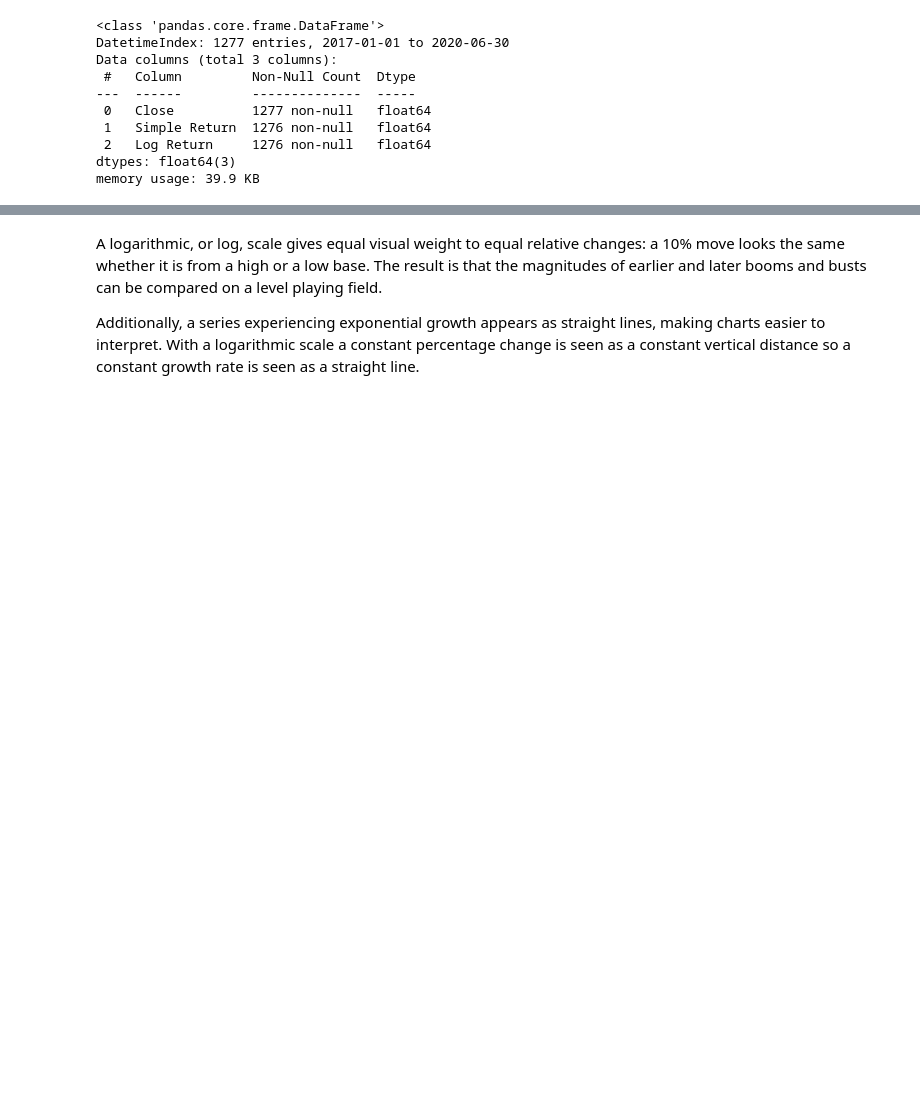
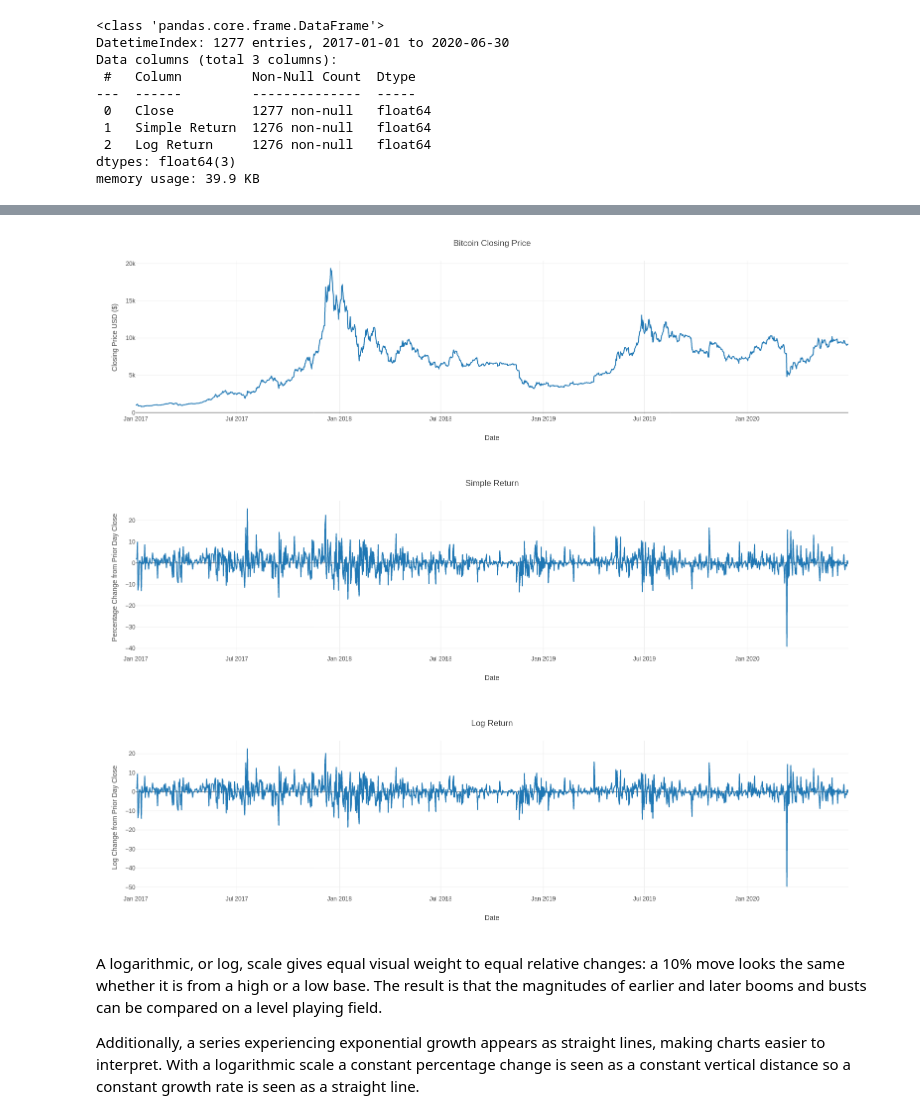
Before and after one commit to Rhuck1/Bitcoin-Price-Analysis, a Jupyter notebook: capstone_2_rough_draft.ipynb, the cells around one changed output, grey strips where cells are left out. Cells and saved outputs as stored; diff of their text form; code cells hidden in the pictures; blank space fills up the shorter version.

```diff
--- a/capstone_2_rough_draft.ipynb
+++ b/capstone_2_rough_draft.ipynb
@@ -207,3 +233,27 @@ memory usage: 39.9 KB
+# %%
+for column in dataframe.columns:
+
+    titles = {
+        'Close': 'Bitcoin Closing Price',
+        'Simple Return': 'Simple Return',
+        'Log Return': 'Log Return'
+    }
+
+    yaxis_titles = {
+        'Close': 'Closing Price USD ($)',
+        'Simple Return': 'Percentage Change from Prior Day Close',
+        'Log Return': 'Log Change from Prior Day Close'
+    }
+
+    fig = px.line(dataframe, x=dataframe.index, y=dataframe[column], template='none')
+    fig.update_yaxes(title_text=yaxis_titles[column])
+    fig.update_layout(title=titles[column])
+
+    fig.show()
+# %% [output]
+[figure, added]
+[figure, added]
+[figure, added]
 # %% [markdown]
 A logarithmic, or log, scale gives equal visual weight to equal relative changes: a 10% move looks the same whether it is from a high or a low base. The result is that the magnitudes of earlier and later booms and busts can be compared on a level playing field.
 
```
Also changed, not shown: parts of 6 cells of this notebook, 5 other files.
